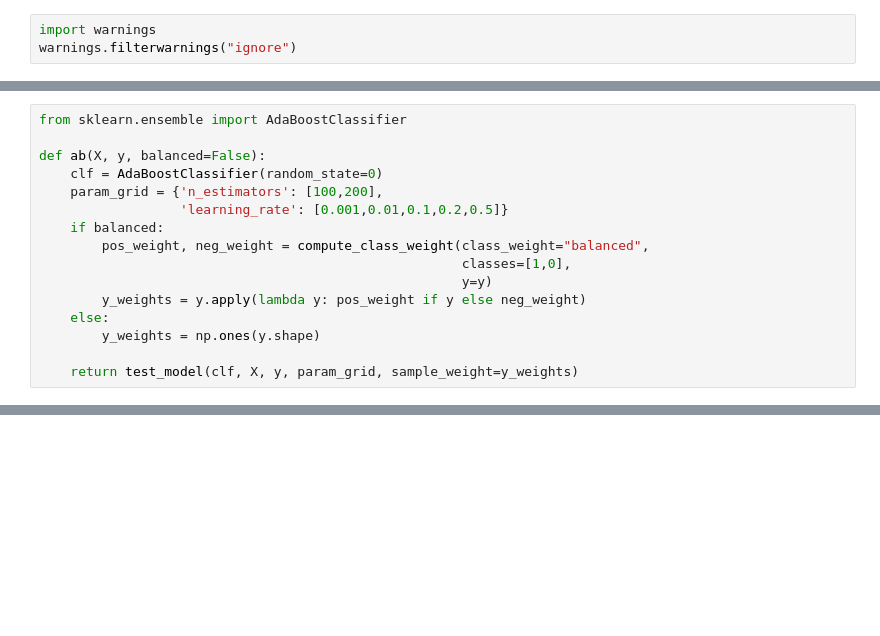
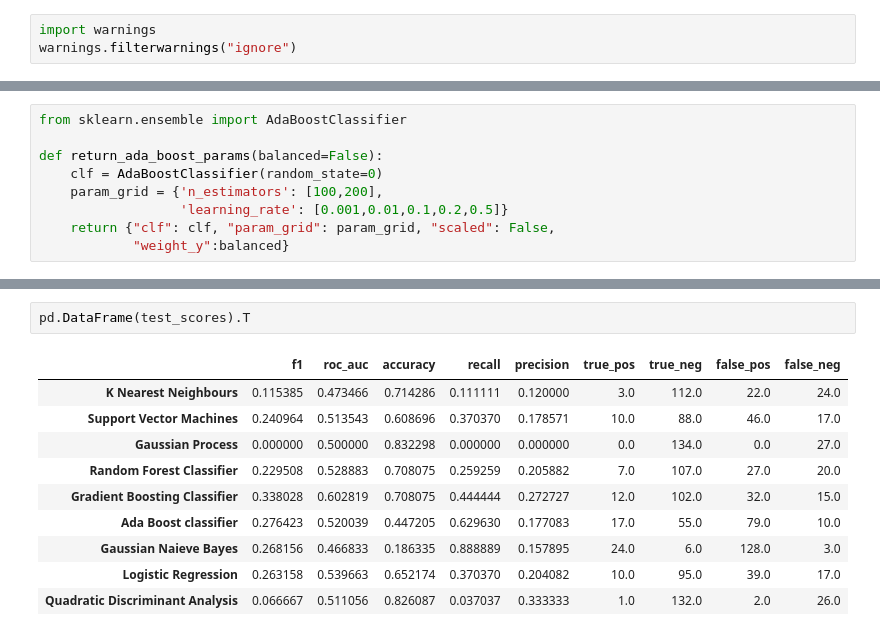
Before and after one commit to btcooper22/ace_project, a Jupyter notebook: models/sklearn_models.ipynb, the cells around one changed output, grey strips where cells are left out. Drawn from its saved outputs; the diff is of its cells as text; blank space fills up the shorter version.

Commit message:
finished pipeline and more analysis of results

```diff
--- a/models/sklearn_models.ipynb
+++ b/models/sklearn_models.ipynb
@@ -144,19 +186,12 @@ def gbc(X, y, balanced=False):
 # %%
 from sklearn.ensemble import AdaBoostClassifier
 
-def ab(X, y, balanced=False):
+def return_ada_boost_params(balanced=False):
     clf = AdaBoostClassifier(random_state=0)
     param_grid = {'n_estimators': [100,200],
                   'learning_rate': [0.001,0.01,0.1,0.2,0.5]}
-    if balanced:
-        pos_weight, neg_weight = compute_class_weight(class_weight="balanced",
-                                                      classes=[1,0],
-                                                      y=y)
-        y_weights = y.apply(lambda y: pos_weight if y else neg_weight)
-    else:
-        y_weights = np.ones(y.shape)
-
-    return test_model(clf, X, y, param_grid, sample_weight=y_weights)
+    return {"clf": clf, "param_grid": param_grid, "scaled": False,
+            "weight_y":balanced}
 # %%
 from sklearn.naive_bayes import GaussianNB
 
@@ -302,0 +426,13 @@ done.
+# %%
+pd.DataFrame(test_scores).T
+# %% [output]
+|  | f1 | roc_auc | accuracy | recall | precision | true_pos | true_neg | false_pos | false_neg |
+| K Nearest Neighbours | 0.115385 | 0.473466 | 0.714286 | 0.111111 | 0.120000 | 3.0 | 112.0 | 22.0 | 24.0 |
+| Support Vector Machines | 0.240964 | 0.513543 | 0.608696 | 0.370370 | 0.178571 | 10.0 | 88.0 | 46.0 | 17.0 |
+| Gaussian Process | 0.000000 | 0.500000 | 0.832298 | 0.000000 | 0.000000 | 0.0 | 134.0 | 0.0 | 27.0 |
+| Random Forest Classifier | 0.229508 | 0.528883 | 0.708075 | 0.259259 | 0.205882 | 7.0 | 107.0 | 27.0 | 20.0 |
+| Gradient Boosting Classifier | 0.338028 | 0.602819 | 0.708075 | 0.444444 | 0.272727 | 12.0 | 102.0 | 32.0 | 15.0 |
+| Ada Boost classifier | 0.276423 | 0.520039 | 0.447205 | 0.629630 | 0.177083 | 17.0 | 55.0 | 79.0 | 10.0 |
+| Gaussian Naieve Bayes | 0.268156 | 0.466833 | 0.186335 | 0.888889 | 0.157895 | 24.0 | 6.0 | 128.0 | 3.0 |
+| Logistic Regression | 0.263158 | 0.539663 | 0.652174 | 0.370370 | 0.204082 | 10.0 | 95.0 | 39.0 | 17.0 |
+| Quadratic Discriminant Analysis | 0.066667 | 0.511056 | 0.826087 | 0.037037 | 0.333333 | 1.0 | 132.0 | 2.0 | 26.0 |
```
Also changed, not shown: parts of 20 cells of this notebook, 3 other files.
